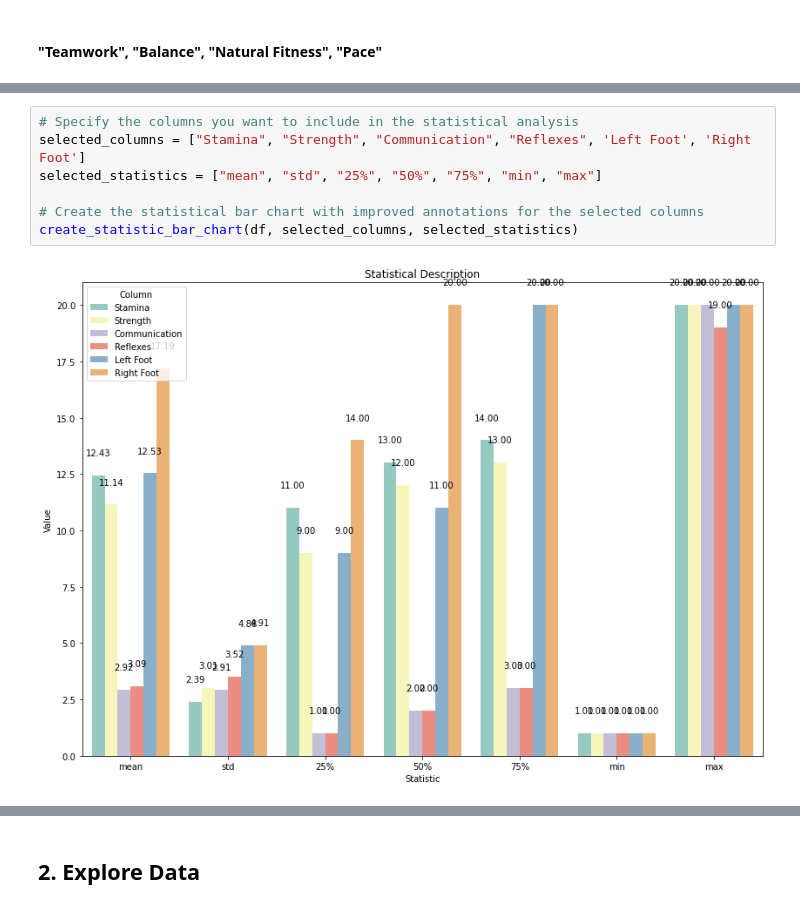
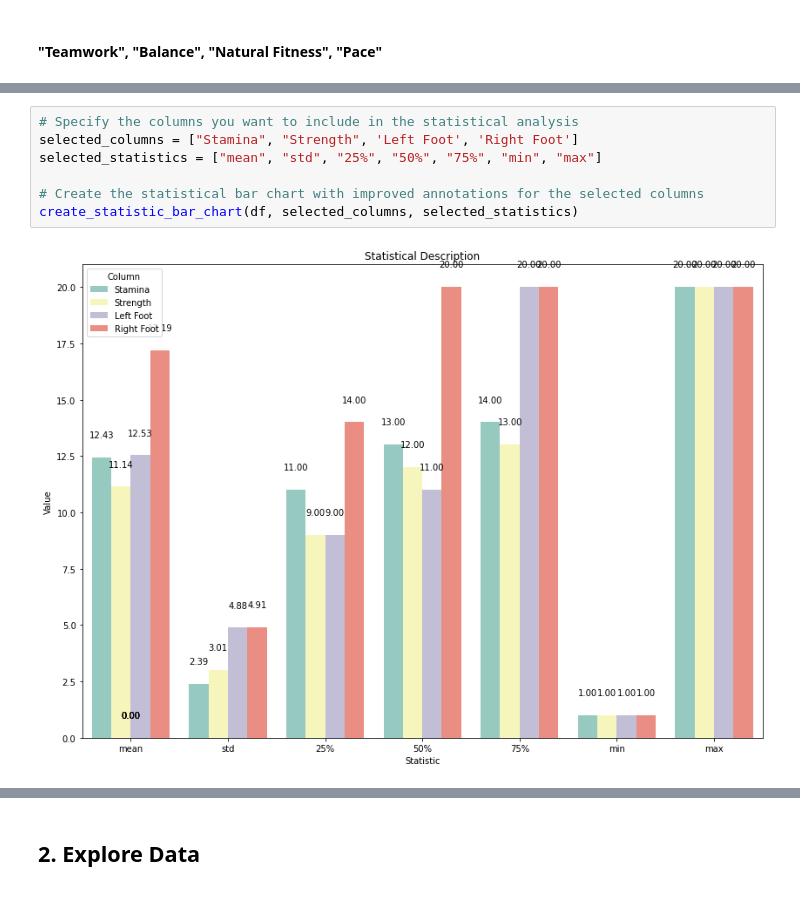
Before and after one commit to Airwangga-Sport-Science/AI-Model, a Jupyter notebook: Modelling/Airwangga Sport Science.ipynb, the cells around one changed output, grey strips where cells are left out. Saved outputs shown, nothing was run; the diff lists cells and outputs as text.

```diff
--- a/Modelling/Airwangga Sport Science.ipynb
+++ b/Modelling/Airwangga Sport Science.ipynb
@@ -179,11 +179,11 @@ create_statistic_bar_chart(df, selected_columns, selected_statistics)
 # %%
 # Specify the columns you want to include in the statistical analysis
-selected_columns = ["Stamina", "Strength", "Communication", "Reflexes", 'Left Foot', 'Right Foot']
+selected_columns = ["Stamina", "Strength", 'Left Foot', 'Right Foot']
 selected_statistics = ["mean", "std", "25%", "50%", "75%", "min", "max"]
 
 # Create the statistical bar chart with improved annotations for the selected columns
 create_statistic_bar_chart(df, selected_columns, selected_statistics)
 # %% [output]
-[figure, old version]
+[figure, new version]
 # %%
 # Specify the columns you want to include in the statistical analysis
```
Also changed, not shown: parts of 28 cells of this notebook.
